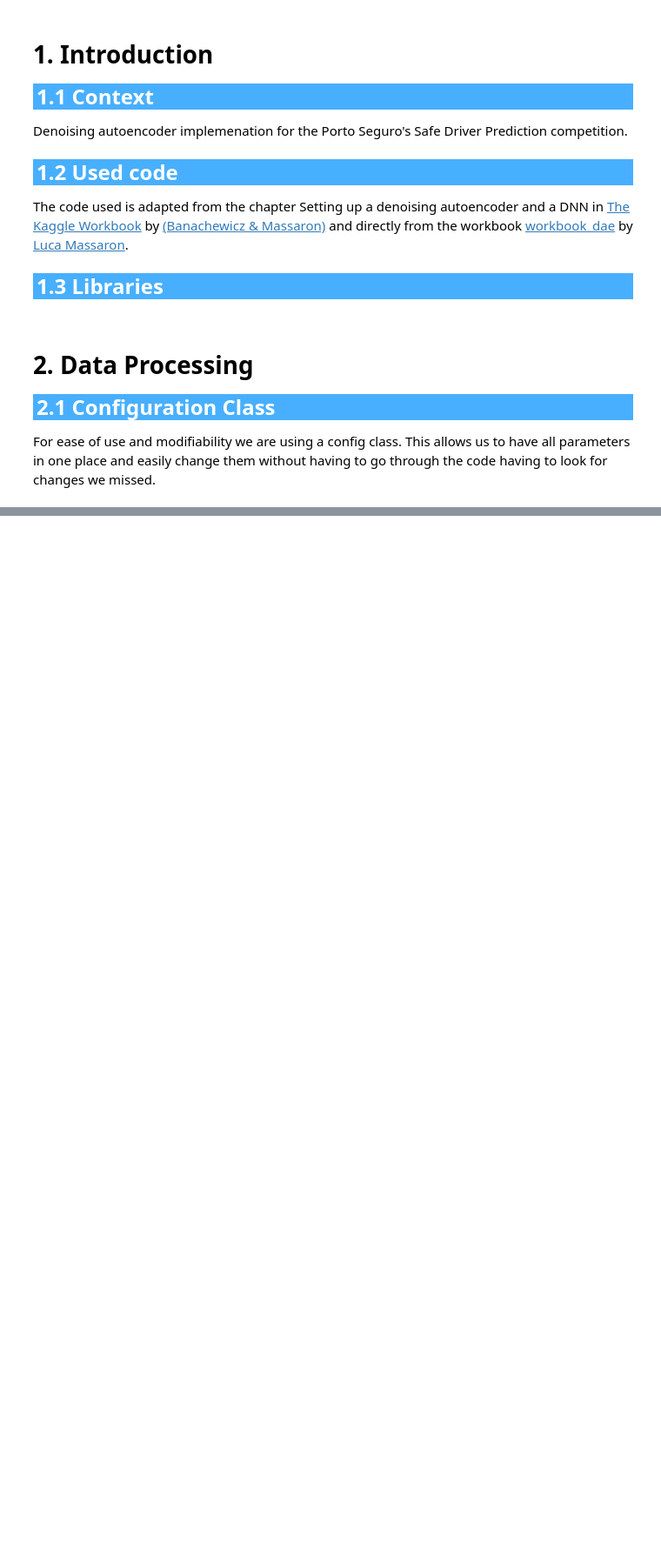
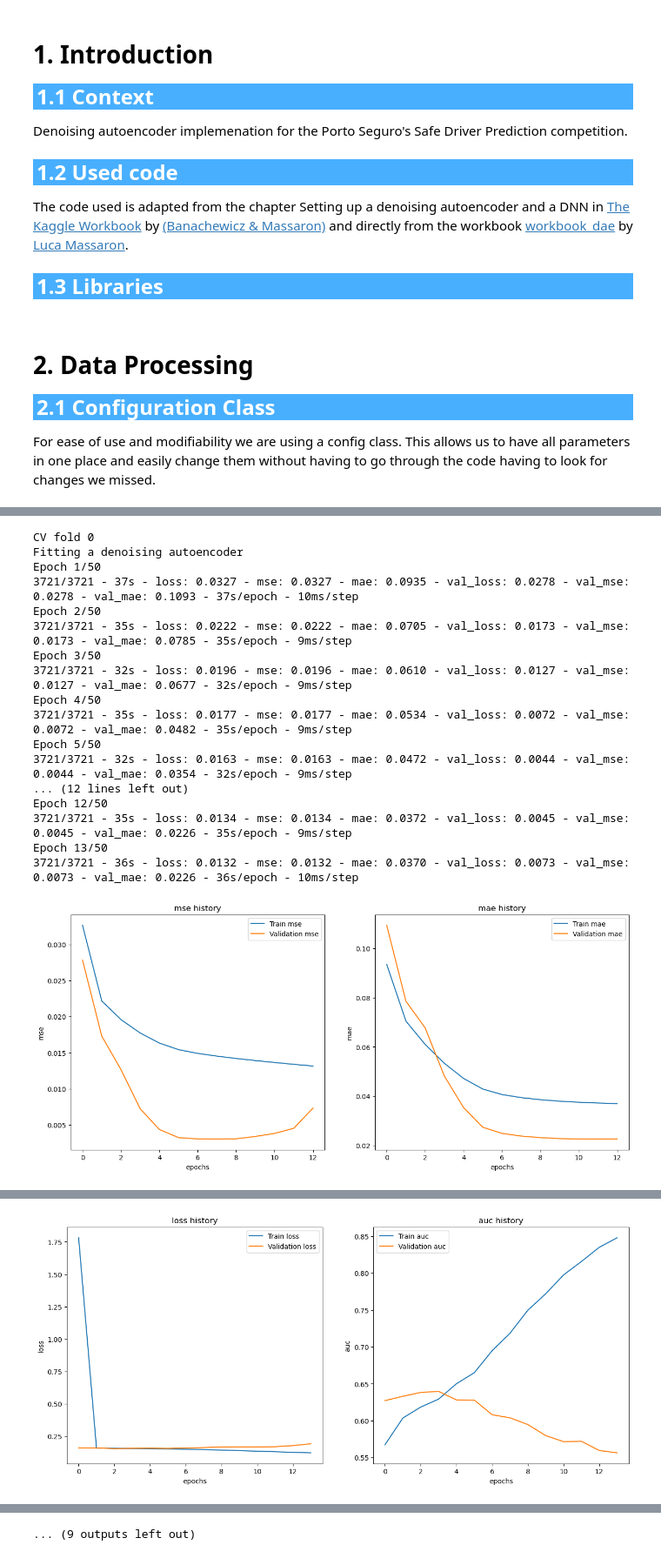
Before and after one commit to Andir16/Porto-Seguros-Safe-Driver-Prediction, a Jupyter notebook: safe-driver-prediction-denoising-autoencoder.ipynb, the cells around one changed output, grey strips where cells are left out. Shown at 87% size. Saved outputs shown, nothing was run; the diff lists cells and outputs as text; code cells hidden in the pictures; blank space fills up the shorter version.

Commit message:
Kaggle Notebook | Safe Driver Prediction - Denoising Autoencoder | Version 3

```diff
--- a/safe-driver-prediction-denoising-autoencoder.ipynb
+++ b/safe-driver-prediction-denoising-autoencoder.ipynb
@@ -63,0 +395,19 @@ For ease of use and modifiability we are using a config class. This allows us to
+# %%
+def dnn_model(dae, units=[4500, 1000, 1000],
+            input_dropout=0.1, dropout=0.5,
+            regL2=0.05,
+            activation='relu'):
+
+    inputs = dae.get_layer("code_2").output
+    if input_dropout > 0:
+        x = Dropout(input_dropout)(inputs)
+    else:
+        x = tf.keras.layers.Layer()(inputs)
+    x = dense_blocks(x, units, activation, regL2, dropout)
+    outputs = Dense(1, activation='sigmoid')(x)
+
+    model = Model(inputs=dae.input, outputs=outputs)
+    model.compile(optimizer=keras.optimizers.Adam(learning_rate=0.001),
+                loss=keras.losses.binary_crossentropy,
+                metrics=[AUC(name='auc')])
+    return model
@@ -63,0 +534,56 @@ For ease of use and modifiability we are using a config class. This allows us to
+# %%
+preds = np.zeros(len(test))
+oof = np.zeros(len(train))
+metric_evaluations = list()
+
+skf = StratifiedKFold(n_splits=config.cv_folds, shuffle=True, random_state=config.random_state)
+
+for k, (train_idx, valid_idx) in enumerate(skf.split(train, target)):
+    print(f"CV fold {k}")
+
+    X_train, y_train = train[train_idx, :], target[train_idx]
+    X_valid, y_valid = train[valid_idx, :], target[valid_idx]
+
+    if config.reuse_autoencoder:
+        print("restoring previously trained dae")
+        autoencoder = load_model(f"./dae_fold_{k}")
+    else:
+        autoencoder = autoencoder_fitting(X_train, X_valid,
+                                        filename=f'./dae_fold_{k}',
+                                        random_state=config.random_state)
+
+    model, history = model_fitting(X_train, y_train, X_valid, y_valid,
+                                autoencoder=autoencoder,
+                                filename=f"dnn_model_fold_{k}",
+                                random_state=config.random_state)
+
+    val_preds = model.predict(X_valid, batch_size=128)
+    best_score = eval_gini(y_true=y_valid, y_pred=np.ravel(val_preds))
+
+    best_epoch = np.argmax(history.history['val_auc']) + 1
+    print(f"[best epoch is {best_epoch}]\tvalidation_0-gini_dnn: {best_score:0.5f}\n")
+
+    metric_evaluations.append(best_score)
+    preds += model.predict(test, batch_size=128).ravel() / skf.n_splits
+    oof[valid_idx] = model.predict(X_valid, batch_size=128).ravel()
+
+    gpu_cleanup([autoencoder, model])
+# %% [output]
+CV fold 0
+Fitting a denoising autoencoder
+Epoch 1/50
+3721/3721 - 37s - loss: 0.0327 - mse: 0.0327 - mae: 0.0935 - val_loss: 0.0278 - val_mse: 0.0278 - val_mae: 0.1093 - 37s/epoch - 10ms/step
+Epoch 2/50
+3721/3721 - 35s - loss: 0.0222 - mse: 0.0222 - mae: 0.0705 - val_loss: 0.0173 - val_mse: 0.0173 - val_mae: 0.0785 - 35s/epoch - 9ms/step
+Epoch 3/50
+3721/3721 - 32s - loss: 0.0196 - mse: 0.0196 - mae: 0.0610 - val_loss: 0.0127 - val_mse: 0.0127 - val_mae: 0.0677 - 32s/epoch - 9ms/step
+Epoch 4/50
+3721/3721 - 35s - loss: 0.0177 - mse: 0.0177 - mae: 0.0534 - val_loss: 0.0072 - val_mse: 0.0072 - val_mae: 0.0482 - 35s/epoch - 9ms/step
+Epoch 5/50
+3721/3721 - 32s - loss: 0.0163 - mse: 0.0163 - mae: 0.0472 - val_loss: 0.0044 - val_mse: 0.0044 - val_mae: 0.0354 - 32s/epoch - 9ms/step
+... (12 lines left out)
+Epoch 12/50
+3721/3721 - 35s - loss: 0.0134 - mse: 0.0134 - mae: 0.0372 - val_loss: 0.0045 - val_mse: 0.0045 - val_mae: 0.0226 - 35s/epoch - 9ms/step
+Epoch 13/50
+3721/3721 - 36s - loss: 0.0132 - mse: 0.0132 - mae: 0.0370 - val_loss: 0.0073 - val_mse: 0.0073 - val_mae: 0.0226 - 36s/epoch - 10ms/step
+[figure, added]
@@ -63,0 +607 @@ For ease of use and modifiability we are using a config class. This allows us to
+[figure, added]
@@ -63,0 +680 @@ For ease of use and modifiability we are using a config class. This allows us to
+... (9 outputs left out)
```
Also changed, not shown: parts of 42 cells of this notebook.
